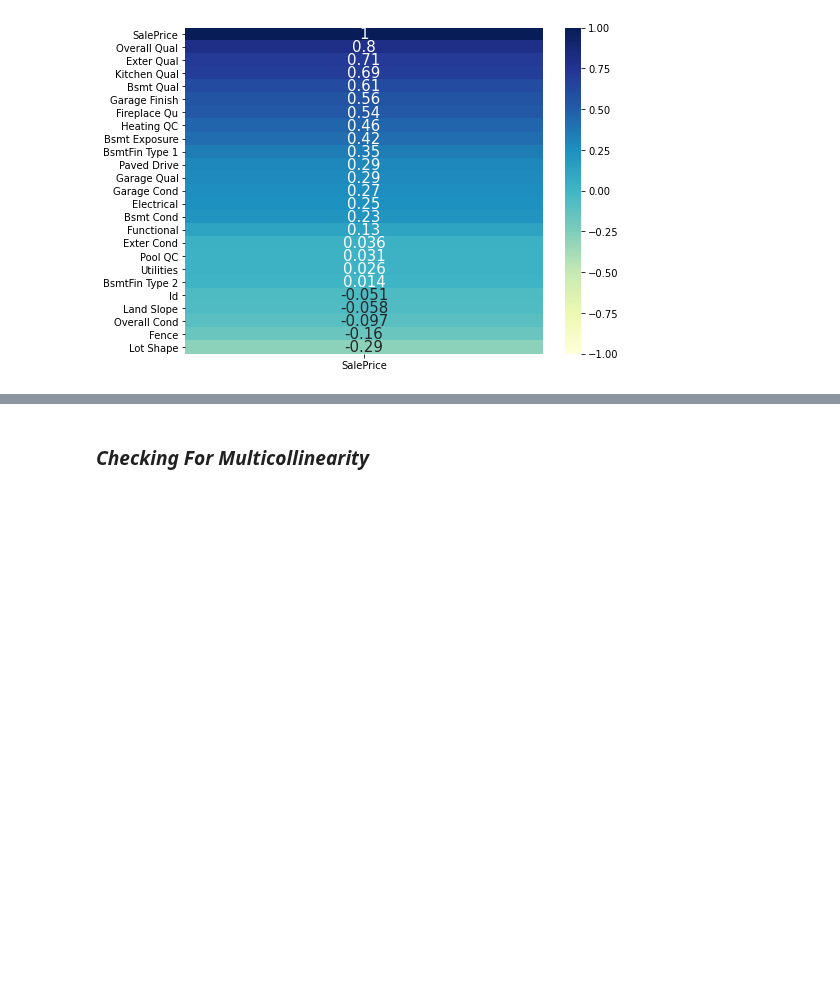
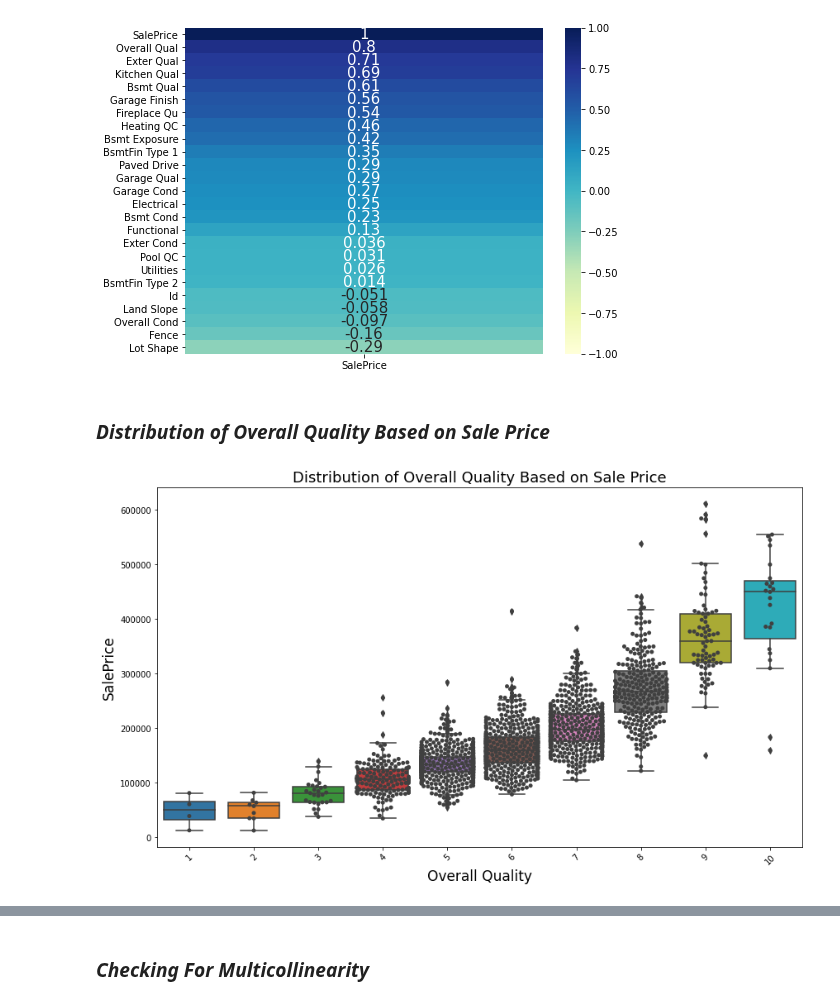
Before and after one commit to amcurley/GA_projects, a Jupyter notebook: Projects/project_2-master/code/03_ordinal_cleaning.ipynb, the cells around one changed output, grey strips where cells are left out. Cells and saved outputs as stored; diff of their text form; code cells hidden in the pictures; blank space fills up the shorter version.

```diff
--- a/Projects/project_2-master/code/03_ordinal_cleaning.ipynb
+++ b/Projects/project_2-master/code/03_ordinal_cleaning.ipynb
@@ -85,3 +85,15 @@ sns.heatmap(ordinal_train.corr()[['SalePrice']].sort_values(by="SalePrice",
            vmin=-1, vmax=1, );
 # %% [output]
 [figure]
+# %% [markdown]
+### ***Distribution of Overall Quality Based on Sale Price***
+# %%
+plt.figure(figsize=(14,8))
+sns.boxplot(x='Overall Qual', y="SalePrice", data=ordinal_train);
+sns.swarmplot(x="Overall Qual", y="SalePrice", data=ordinal_train, color=".25")
+plt.xticks(rotation=45);
+plt.xlabel('Overall Quality', size=17)
+plt.ylabel('SalePrice', size=17)
+plt.title('Distribution of Overall Quality Based on Sale Price', size=18);
+# %% [output]
+[figure, added]
```
Also changed, not shown: parts of 3 cells of this notebook, 3 other files.
